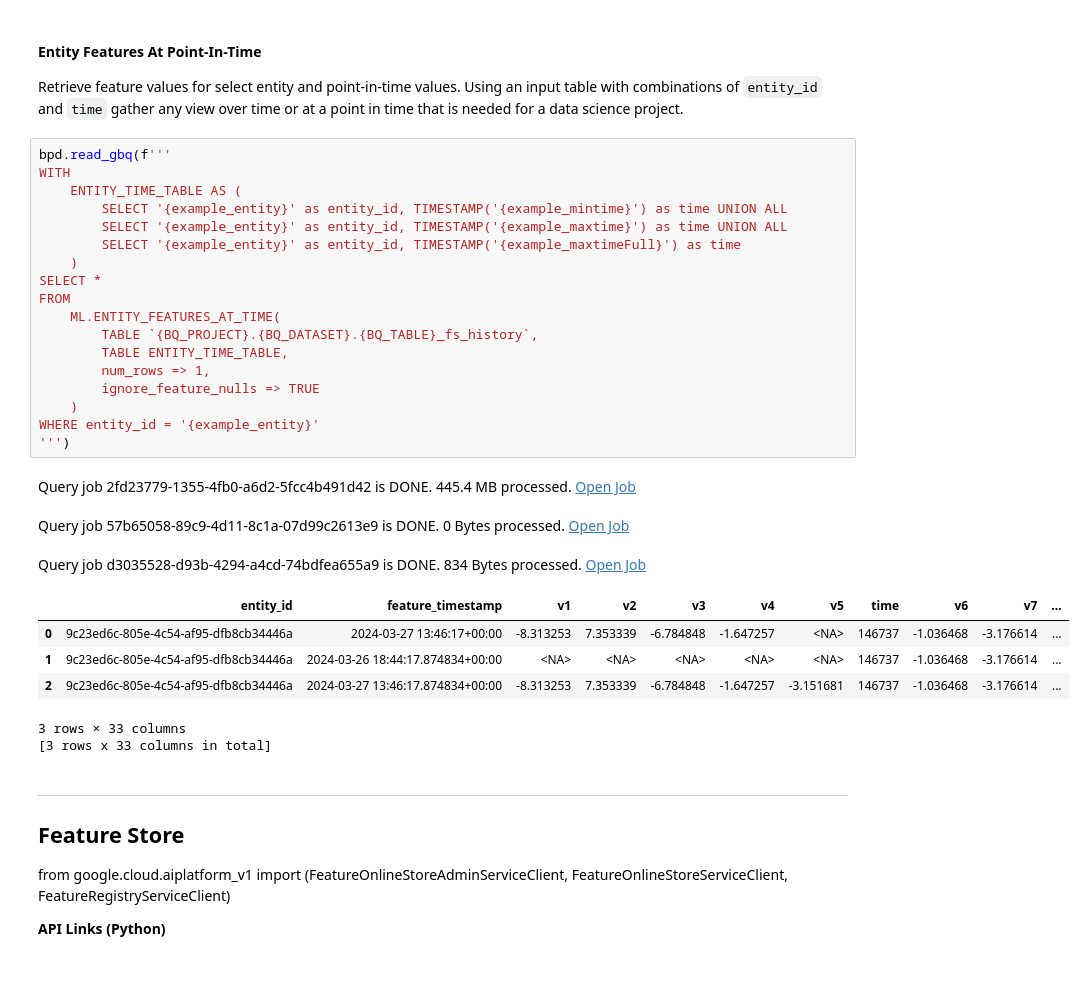
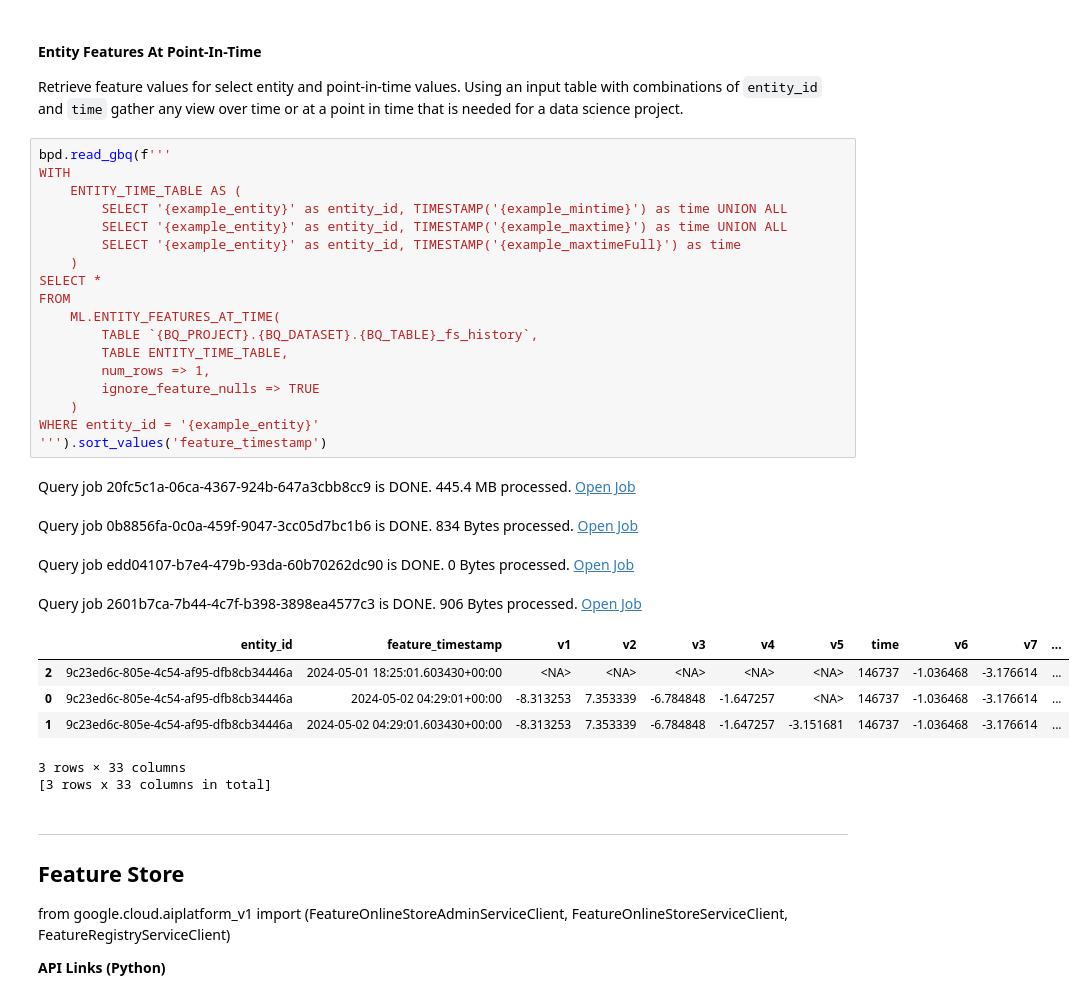
Before and after one commit to statmike/vertex-ai-mlops, a Jupyter notebook: Feature Store/Feature Store.ipynb, the cells around one changed output. Saved outputs shown, nothing was run; the diff lists cells and outputs as text; blank space fills up the shorter version.

```diff
--- a/Feature Store/Feature Store.ipynb
+++ b/Feature Store/Feature Store.ipynb
@@ -532,29 +534,30 @@ Retrieve feature values for select entity and point-in-time values.  Using an in
 # %%
 bpd.read_gbq(f'''
 WITH
     ENTITY_TIME_TABLE AS (
         SELECT '{example_entity}' as entity_id, TIMESTAMP('{example_mintime}') as time UNION ALL
         SELECT '{example_entity}' as entity_id, TIMESTAMP('{example_maxtime}') as time UNION ALL
         SELECT '{example_entity}' as entity_id, TIMESTAMP('{example_maxtimeFull}') as time
     )
 SELECT *
 FROM
     ML.ENTITY_FEATURES_AT_TIME(
         TABLE `{BQ_PROJECT}.{BQ_DATASET}.{BQ_TABLE}_fs_history`,
         TABLE ENTITY_TIME_TABLE,
         num_rows => 1,
         ignore_feature_nulls => TRUE
     )
 WHERE entity_id = '{example_entity}'
-''')
+''').sort_values('feature_timestamp')
 # %% [output]
-Query job 2fd23779-1355-4fb0-a6d2-5fcc4b491d42 is DONE. 445.4 MB processed. Open Job
+Query job 20fc5c1a-06ca-4367-924b-647a3cbb8cc9 is DONE. 445.4 MB processed. Open Job
-Query job 57b65058-89c9-4d11-8c1a-07d99c2613e9 is DONE. 0 Bytes processed. Open Job
+Query job 0b8856fa-0c0a-459f-9047-3cc05d7bc1b6 is DONE. 834 Bytes processed. Open Job
-Query job d3035528-d93b-4294-a4cd-74bdfea655a9 is DONE. 834 Bytes processed. Open Job
+Query job edd04107-b7e4-479b-93da-60b70262dc90 is DONE. 0 Bytes processed. Open Job
+Query job 2601b7ca-7b44-4c7f-b398-3898ea4577c3 is DONE. 906 Bytes processed. Open Job
 |  | entity_id | feature_timestamp | v1 | v2 | v3 | v4 | v5 | time | v6 | v7 | ... |
-| 0 | 9c23ed6c-805e-4c54-af95-dfb8cb34446a | 2024-03-27 13:46:17+00:00 | -8.313253 | 7.353339 | -6.784848 | -1.647257 | <NA> | 146737 | -1.036468 | -3.176614 | ... |
-| 1 | 9c23ed6c-805e-4c54-af95-dfb8cb34446a | 2024-03-26 18:44:17.874834+00:00 | <NA> | <NA> | <NA> | <NA> | <NA> | 146737 | -1.036468 | -3.176614 | ... |
-| 2 | 9c23ed6c-805e-4c54-af95-dfb8cb34446a | 2024-03-27 13:46:17.874834+00:00 | -8.313253 | 7.353339 | -6.784848 | -1.647257 | -3.151681 | 146737 | -1.036468 | -3.176614 | ... |
+| 2 | 9c23ed6c-805e-4c54-af95-dfb8cb34446a | 2024-05-01 18:25:01.603430+00:00 | <NA> | <NA> | <NA> | <NA> | <NA> | 146737 | -1.036468 | -3.176614 | ... |
+| 0 | 9c23ed6c-805e-4c54-af95-dfb8cb34446a | 2024-05-02 04:29:01+00:00 | -8.313253 | 7.353339 | -6.784848 | -1.647257 | <NA> | 146737 | -1.036468 | -3.176614 | ... |
+| 1 | 9c23ed6c-805e-4c54-af95-dfb8cb34446a | 2024-05-02 04:29:01.603430+00:00 | -8.313253 | 7.353339 | -6.784848 | -1.647257 | -3.151681 | 146737 | -1.036468 | -3.176614 | ... |
 3 rows × 33 columns
 [3 rows x 33 columns in total]
 # %% [markdown]
```
Also changed, not shown: parts of 74 cells of this notebook.
